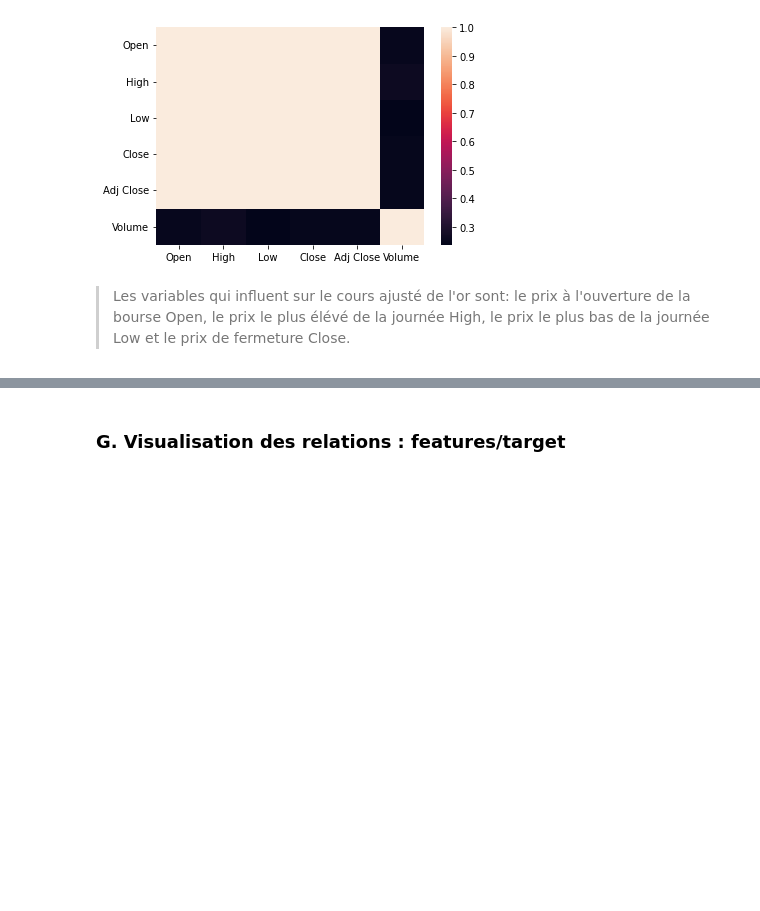
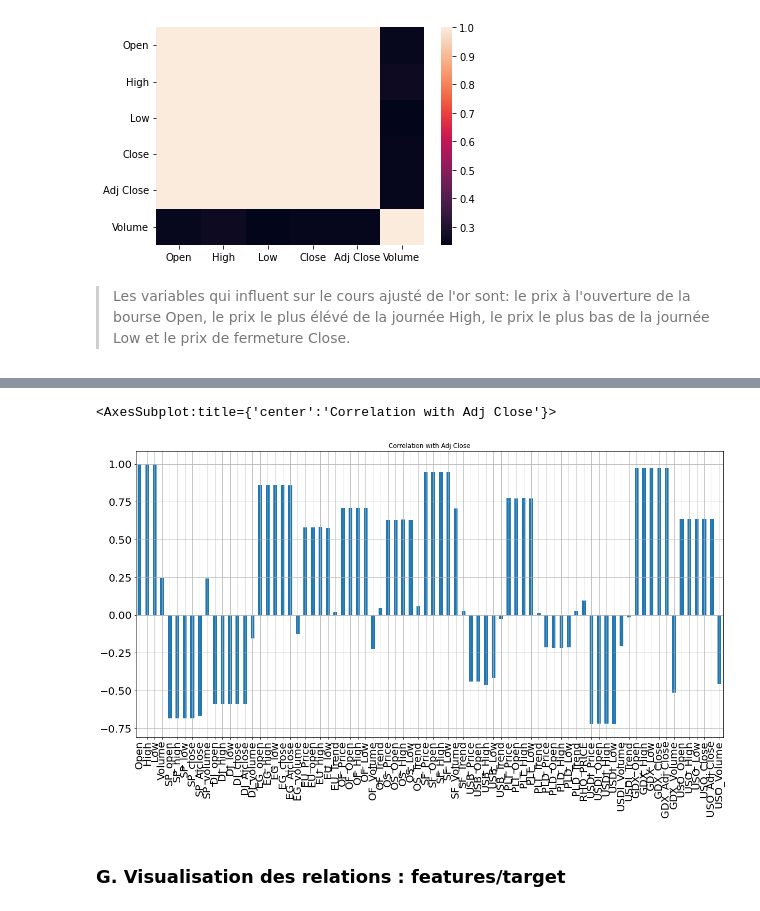
Before and after one commit to bkablam11/projet-simplon-co, a Jupyter notebook: projet-2/Predict-Gold-Price.ipynb, the cells around one changed output, grey strips where cells are left out. Drawn from its saved outputs; the diff is of its cells as text; code cells hidden in the pictures; blank space fills up the shorter version.

```diff
--- a/projet-2/Predict-Gold-Price.ipynb
+++ b/projet-2/Predict-Gold-Price.ipynb
@@ -323,0 +348,3 @@ sns.heatmap(df[['Open', 'High', 'Low', 'Close', 'Adj Close', 'Volume']].corr())
+# %%
+df1= df.copy()
+df1.head()
@@ -323,0 +359,6 @@ sns.heatmap(df[['Open', 'High', 'Low', 'Close', 'Adj Close', 'Volume']].corr())
+# %%
+#df_normalizer2 = df[['Open', 'High', 'Low', 'Close', 'Adj Close', 'Volume']]
+scaler = RobustScaler()
+df1 = scaler.fit_transform(df1)
+df1 = pd.DataFrame(df1, columns=df.columns, index=df.index)
+df1.head()
@@ -324,3 +373,12 @@ sns.heatmap(df[['Open', 'High', 'Low', 'Close', 'Adj Close', 'Volume']].corr())
+# %%
+X=df1.drop(['Adj Close'],axis=1)
+X=X.drop(['Close'],axis=1)
+X.corrwith(df1['Adj Close']).plot.bar(
+        figsize = (20, 10), title = "Correlation with Adj Close", fontsize = 20,
+        rot = 90, grid = True)
+# %% [output]
+<AxesSubplot:title={'center':'Correlation with Adj Close'}>
+[figure, added]
 # %% [markdown]
 ### G. Visualisation des relations : features/target
 # %% [markdown]
```
Also changed, not shown: parts of 15 cells of this notebook.
